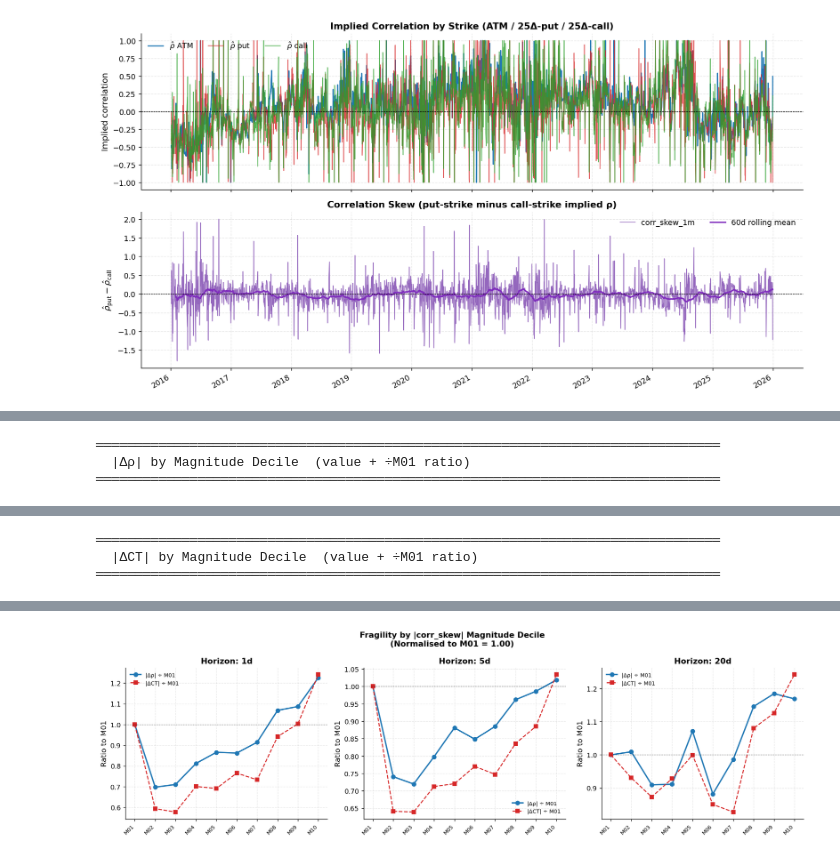
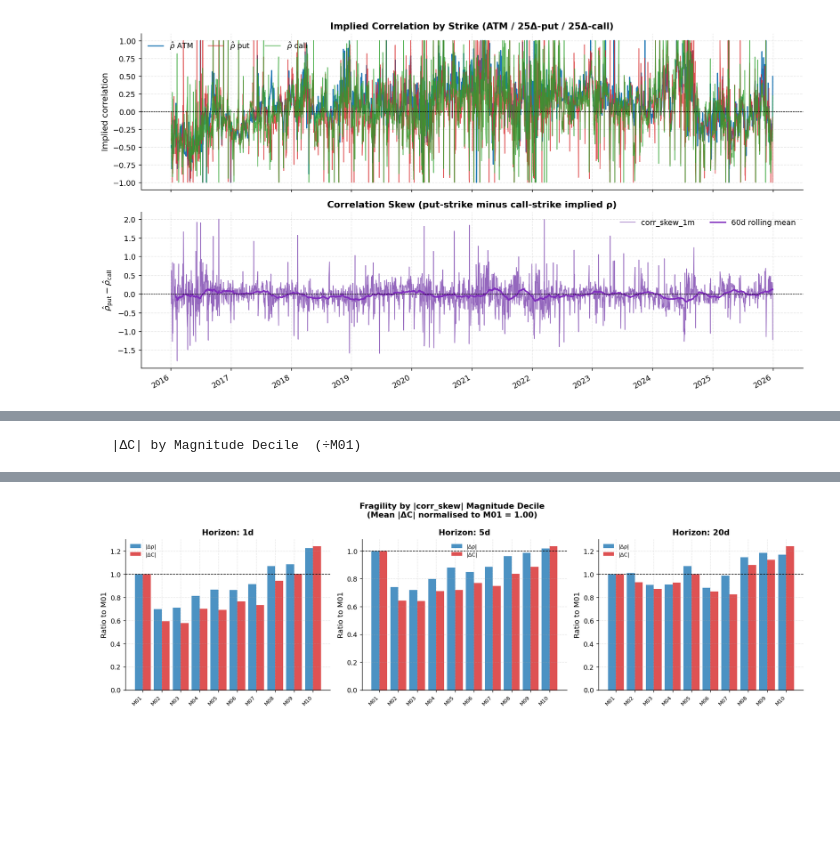
Before and after one commit to kevin-m-chang/MATH-86-Quanto-Project, a Jupyter notebook: notebooks/analysis_corr_skew.ipynb, the cells around one changed output, grey strips where cells are left out. Drawn from its saved outputs; the diff is of its cells as text; code cells hidden in the pictures; blank space fills up the shorter version.

Commit message:
Corr Skew Analysis Final

```diff
--- a/notebooks/analysis_corr_skew.ipynb
+++ b/notebooks/analysis_corr_skew.ipynb
@@ -278,73 +265,35 @@ Bin by **absolute** `|corr_skew_1m|` (z-scored) into ten equal-count magnitude d
 # %%
-MAG_LABELS = [f"M{i:02d}" for i in range(1, 11)]
+# ── Table ──────────────────────────────────────────────────────────────────────
+print("  |ΔC| by Magnitude Decile  (÷M01)")
+display(decile_fragility_table(mgrp, MAG_LABELS, "cross_term", "|ΔC|", "M01"))
 
-# Bin by absolute z-scored skew
-df["abs_skew_z"]    = df["corr_skew_z"].abs()
-df["mag_decile"]    = pd.qcut(
-    df["abs_skew_z"], q=10, labels=MAG_LABELS, duplicates="drop"
-)
+# ── Chart ──────────────────────────────────────────────────────────────────────
+fig, axes = plt.subplots(1, 3, figsize=(15, 4.5))
+fig.suptitle("Fragility by |corr_skew| Magnitude Decile\n"
+             "(Mean |ΔC| normalised to M01 = 1.00)", fontweight="bold", fontsize=12)
 
-mgrp = df.groupby("mag_decile", observed=True)
+xm    = np.arange(len(MAG_LABELS))
+width = 0.42
 
-
-def mag_decile_table(target_prefix: str, label: str) -> pd.DataFrame:
-    """Return mean fragility per magnitude decile at 1d/5d/20d, with ratio-to-M01."""
-    rows = []
-    for h in HORIZONS:
-        col   = f"abs_{target_prefix}_drift_{h}"
-        means = mgrp[col].mean()
-        base  = means.get("M01", np.nan)
-        row   = {"Horizon": h, "Metric": label}
-        for m in MAG_LABELS:
-            v = means.get(m, np.nan)
-            row[m] = f"{v:.4f}  ({v/base:.2f}×)" if not np.isnan(v) and base > 0 else "—"
-        rows.append(row)
-    return pd.DataFrame(rows).set_index(["Metric", "Horizon"])
-
-
-print("═" * 80)
-print("  |Δρ| by Magnitude Decile  (value + ÷M01 ratio)")
-print("═" * 80)
-mtbl_rho = mag_decile_table("rho", "|Δρ|")
-display(mtbl_rho)
-
-print("\n")
-print("═" * 80)
-print("  |ΔCT| by Magnitude Decile  (value + ÷M01 ratio)")
-print("═" * 80)
-mtbl_ct = mag_decile_table("cross_term", "|ΔCT|")
-display(mtbl_ct)
-
-# ── Magnitude line chart ───────────────────────────────────────────────────────
-fig2, axes2 = plt.subplots(1, 3, figsize=(15, 4.5), sharey=False)
-fig2.suptitle("Fragility by |corr_skew| Magnitude Decile\n"
-              "(Normalised to M01 = 1.00)", fontweight="bold", fontsize=12)
-
-for ax, h in zip(axes2, HORIZONS):
+for ax, h in zip(axes, HORIZONS):
     rho_means = mgrp[f"abs_rho_drift_{h}"].mean()
     ct_means  = mgrp[f"abs_cross_term_drift_{h}"].mean()
 
-    base_rho = rho_means.get("M01", np.nan)
-    base_ct  = ct_means.get("M01", np.nan)
+    rho_ratio = (rho_means / rho_means["M01"]).values
+    ct_ratio  = (ct_means  / ct_means["M01"]).values
 
-    rho_ratio = rho_means / base_rho
-    ct_ratio  = ct_means  / base_ct
-
-    x = range(len(MAG_LABELS))
-    ax.plot(x, rho_ratio.values, "o-",  color="#1f77b4", lw=2,   ms=6, label="|Δρ| ÷ M01")
-    ax.plot(x, ct_ratio.values,  "s--", color="#d62728", lw=1.5, ms=5, label="|ΔCT| ÷ M01")
-    ax.axhline(1.0, color="k", lw=0.8, ls=":")
-    ax.set_xticks(list(x))
+    ax.bar(xm - width/2, rho_ratio, width, color="#1f77b4", alpha=0.8, label="|Δρ|")
+    ax.bar(xm + width/2, ct_ratio,  width, color="#d62728", alpha=0.8, label="|ΔC|")
+    ax.axhline(1.0, color="k", lw=0.9, ls="--")
+    ax.set_xticks(xm)
     ax.set_xticklabels(MAG_LABELS, rotation=45, ha="right", fontsize=8)
     ax.set_title(f"Horizon: {h}", fontweight="bold")
     ax.set_ylabel("Ratio to M01")
     ax.legend(frameon=False, fontsize=8)
 
-fig2.tight_layout()
+fig.tight_layout()
 plt.show()
 # %% [output]
-════════════════════════════════════════════════════════════════════════════════
-  |Δρ| by Magnitude Decile  (value + ÷M01 ratio)
-════════════════════════════════════════════════════════════════════════════════
+  |ΔC| by Magnitude Decile  (÷M01)
 |  |  | M01 | M02 | M03 | M04 | M05 | M06 | M07 | M08 | M09 | M10 |
 | Metric | Horizon |  |  |  |  |  |  |  |  |  |  |
@@ -354,3 +302,0 @@ plt.show()
-════════════════════════════════════════════════════════════════════════════════
-  |ΔCT| by Magnitude Decile  (value + ÷M01 ratio)
-════════════════════════════════════════════════════════════════════════════════
@@ -362 +303 @@ plt.show()
-[figure, old version]
+[figure, new version]
```
Also changed, not shown: parts of 21 cells of this notebook.
